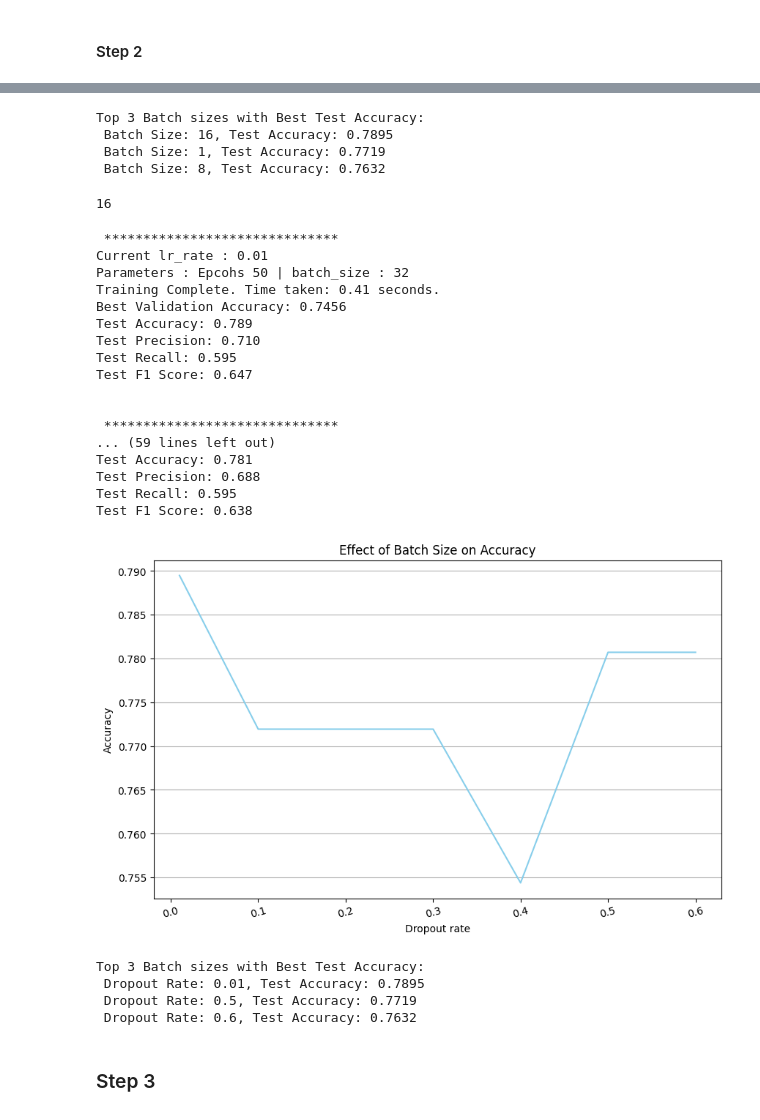
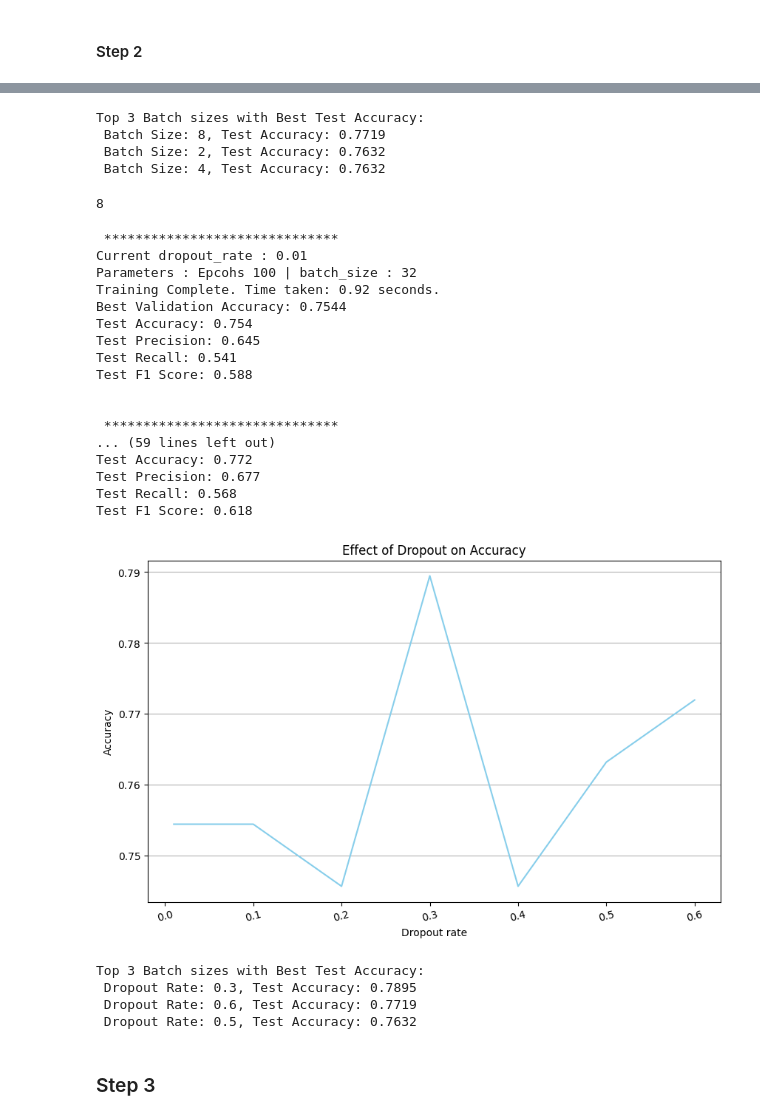
Before and after one commit to Kanika1201/ML-Project-2, a Jupyter notebook: Part2.ipynb, the cells around one changed output, grey strips where cells are left out. Drawn from its saved outputs; the diff is of its cells as text; code cells hidden in the pictures.

```diff
--- a/Part2.ipynb
+++ b/Part2.ipynb
@@ -92,7 +104,7 @@ Estimated Total Size (MB): 0.02
 ==========================================================================================
 # %%
 # Training the model
-def train(model, training_details,  train_data, val_data,  optimizer, loss_function, epochs=100, batch_size=16 , verbose = True):
+def train(model, training_details,  train_data, val_data,  optimizer, loss_function, epochs=100, batch_size=16 , verbose = True , gradient_accumulation = 1):
     train_loss = []
     val_loss_list = []
     val_acc_list = []
@@ -119,17 +131,25 @@ def train(model, training_details,  train_data, val_data,  optimizer, loss_funct
         correct_pred = 0
         total_pred = 0
 
-        for inputs, labels in train_loader:
+
+        for i , (inputs, labels) in enumerate(train_loader):
             optimizer.zero_grad()
             outputs = model(inputs)
             loss = loss_function(outputs, labels)
             loss.backward()
-            optimizer.step()
+
+            if (i+1)%gradient_accumulation == 0:
+                optimizer.step()
+                optimizer.zero_grad()
+
             epoch_loss += loss.item()
 
             pred = torch.round(outputs)
             correct_pred += (pred == labels).sum().item()
             total_pred += labels.size(0)
+
+        optimizer.step()
+        optimizer.zero_grad()
 
         # Average loss
         avg_train_loss = epoch_loss / len(train_loader)
@@ -178,7 +198,7 @@ def train(model, training_details,  train_data, val_data,  optimizer, loss_funct
 
 
 # Test the model
-def eval(model, data , loss_function):
+def eval(model, data , loss_function, verbose = True):
 
     X_test_tensor, y_test_tensor = data
     model.eval()  # evaluation mode
@@ -198,10 +218,11 @@ def eval(model, data , loss_function):
         y_true = y_test_tensor.numpy()
         y_pred = pred.numpy()
 
-        print(f'Test Accuracy: {acc:.3f}')
-        print(f'Test Precision: {prec:.3f}')
-        print(f'Test Recall: {recall:.3f}')
-        print(f'Test F1 Score: {f1:.3f}')
+        if verbose:
+            print(f'Test Accuracy: {acc:.3f}')
+            print(f'Test Precision: {prec:.3f}')
+            print(f'Test Recall: {recall:.3f}')
+            print(f'Test F1 Score: {f1:.3f}')
 
     test_results = {
         "acc" : acc,
@@ -614,31 +637,31 @@ accuracy_with_batch.sort(key=lambda x: x[1], reverse=True)
 # Output the best three setups for learning rates
 print("Top 3 Batch sizes with Best Test Accuracy:")
 for i in range(3):
-    print(f" Batch Size: {accuracy_with_batch[i][0]}, Test Accuracy: {accuracy_with_optim[i][1]:.4f}")
+    print(f" Batch Size: {accuracy_with_batch[i][0]}, Test Accuracy: {accuracy_with_batch[i][1]:.4f}")
 
 best_batch_size = accuracy_with_batch[0][0]
 best_batch_size
 # %% [output]
 Top 3 Batch sizes with Best Test Accuracy:
- Batch Size: 16, Test Accuracy: 0.7895
- Batch Size: 1, Test Accuracy: 0.7719
- Batch Size: 8, Test Accuracy: 0.7632
+ Batch Size: 8, Test Accuracy: 0.7719
+ Batch Size: 2, Test Accuracy: 0.7632
+ Batch Size: 4, Test Accuracy: 0.7632
-16
+8
 # %%
 
 dropout_rate_list = [0.01, 0.1 , 0.2 , 0.3 , 0.4 , 0.5 , 0.6 ]
 
 accuracy_with_dropout = []
 test_accuracies = []
-best_model_path = "best_model_lr.pth"
+#best_model_path = "best_model_lr.pth"
 
 for drop_rate in dropout_rate_list:
     print("\n\n" , "*"*30)
-    print(f"Current lr_rate : {rate}")
+    print(f"Current dropout_rate : {drop_rate}")
     model = SimpleNN(drop_rate)
     loss_function = nn.BCELoss()
     optimizer = optim.Adam(model.parameters(), lr=0.001)
-    epochs = 50
+    epochs = 100
     #batch_size = 16
 
     training_details = {
@@ -670,34 +693,34 @@ for drop_rate in dropout_rate_list:
     accuracy_with_dropout.append((drop_rate , test_results["acc"]))
 # %% [output]
  ******************************
-Current lr_rate : 0.01
-Parameters : Epcohs 50 | batch_size : 32
-Training Complete. Time taken: 0.41 seconds.
-Best Validation Accuracy: 0.7456
-Test Accuracy: 0.789
-Test Precision: 0.710
-Test Recall: 0.595
-Test F1 Score: 0.647
+Current dropout_rate : 0.01
+Parameters : Epcohs 100 | batch_size : 32
+Training Complete. Time taken: 0.92 seconds.
+Best Validation Accuracy: 0.7544
+Test Accuracy: 0.754
+Test Precision: 0.645
+Test Recall: 0.541
+Test F1 Score: 0.588
 
 
  ******************************
 ... (59 lines left out)
-Test Accuracy: 0.781
-Test Precision: 0.688
-Test Recall: 0.595
-Test F1 Score: 0.638
+Test Accuracy: 0.772
+Test Precision: 0.677
+Test Recall: 0.568
+Test F1 Score: 0.618
 # %%
 # Plot
 plt.figure(figsize=(10, 6))
 plt.plot(dropout_rate_list , test_accuracies, color='skyblue')
-plt.title('Effect of Batch Size on Accuracy')
+plt.title('Effect of Dropout on Accuracy')
 plt.xlabel('Dropout rate')
 plt.ylabel('Accuracy')
 plt.xticks(rotation=15)
 plt.grid(axis='y')
 plt.show()
 # %% [output]
-[figure, old version]
+[figure, new version]
 # %%
 # top 3 Batch size
 accuracy_with_dropout.sort(key=lambda x: x[1], reverse=True)
@@ -705,13 +728,13 @@ accuracy_with_dropout.sort(key=lambda x: x[1], reverse=True)
 # Output the best three setups for learning rates
 print("Top 3 Batch sizes with Best Test Accuracy:")
 for i in range(3):
-    print(f" Dropout Rate: {accuracy_with_dropout[i][0]}, Test Accuracy: {accuracy_with_optim[i][1]:.4f}")
+    print(f" Dropout Rate: {accuracy_with_dropout[i][0]}, Test Accuracy: {accuracy_with_dropout[i][1]:.4f}")
 
 best_dropout = accuracy_with_dropout[0][0]
 # %% [output]
 Top 3 Batch sizes with Best Test Accuracy:
- Dropout Rate: 0.01, Test Accuracy: 0.7895
- Dropout Rate: 0.5, Test Accuracy: 0.7719
- Dropout Rate: 0.6, Test Accuracy: 0.7632
+ Dropout Rate: 0.3, Test Accuracy: 0.7895
+ Dropout Rate: 0.6, Test Accuracy: 0.7719
+ Dropout Rate: 0.5, Test Accuracy: 0.7632
 # %% [markdown]
 ### Step 3
```
Also changed, not shown: parts of 38 cells of this notebook.
